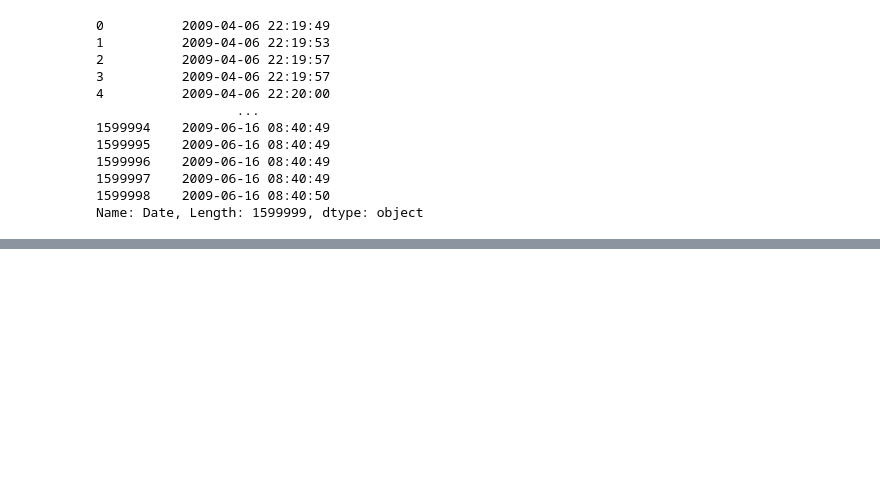
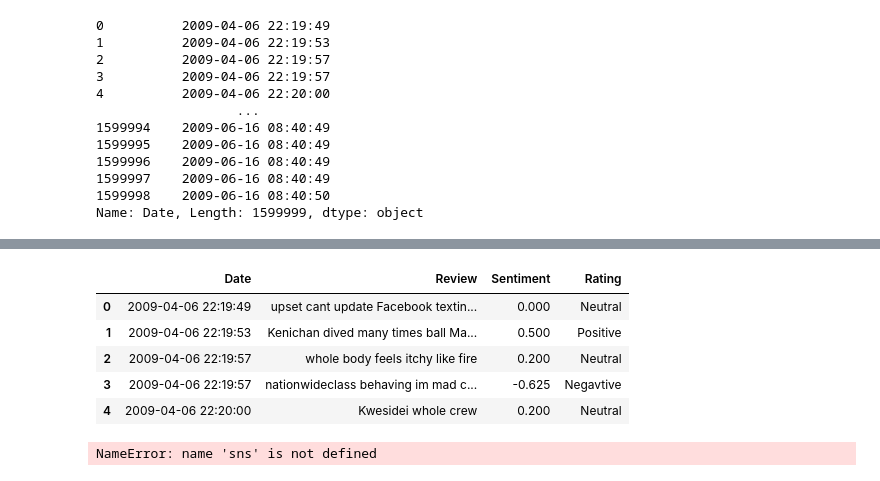
Before and after one commit to AlgirMina/Sem2CA2, a Jupyter notebook: SEM2CA2.ipynb, the cells around one changed output, grey strips where cells are left out. Cells and saved outputs as stored; diff of their text form; code cells hidden in the pictures; blank space fills up the shorter version.

```diff
--- a/SEM2CA2.ipynb
+++ b/SEM2CA2.ipynb
@@ -217,0 +276,12 @@ tweet.head()
+# %%
+tweet['Rating'] = tweet['Sentiment'].apply(lambda x:'Positive' if x>0.3
+                                           else ('Negavtive'if x<-0.3 else 'Neutral'))
+# %%
+tweet.head()
+# %% [output]
+|  | Date | Review | Sentiment | Rating |
+| 0 | 2009-04-06 22:19:49 | upset cant update Facebook textin... | 0.000 | Neutral |
+| 1 | 2009-04-06 22:19:53 | Kenichan dived many times ball Ma... | 0.500 | Positive |
+| 2 | 2009-04-06 22:19:57 | whole body feels itchy like fire | 0.200 | Neutral |
+| 3 | 2009-04-06 22:19:57 | nationwideclass behaving im mad c... | -0.625 | Negavtive |
+| 4 | 2009-04-06 22:20:00 | Kwesidei whole crew | 0.200 | Neutral |
@@ -217,0 +290,5 @@ tweet.head()
+# %%
+sns.set_style('whitegrid')
+sns.countplot(x='Rating', data=tweet, palette='summer')
+# %% [output]
+NameError: name 'sns' is not defined
```
Also changed, not shown: parts of 17 cells of this notebook.
